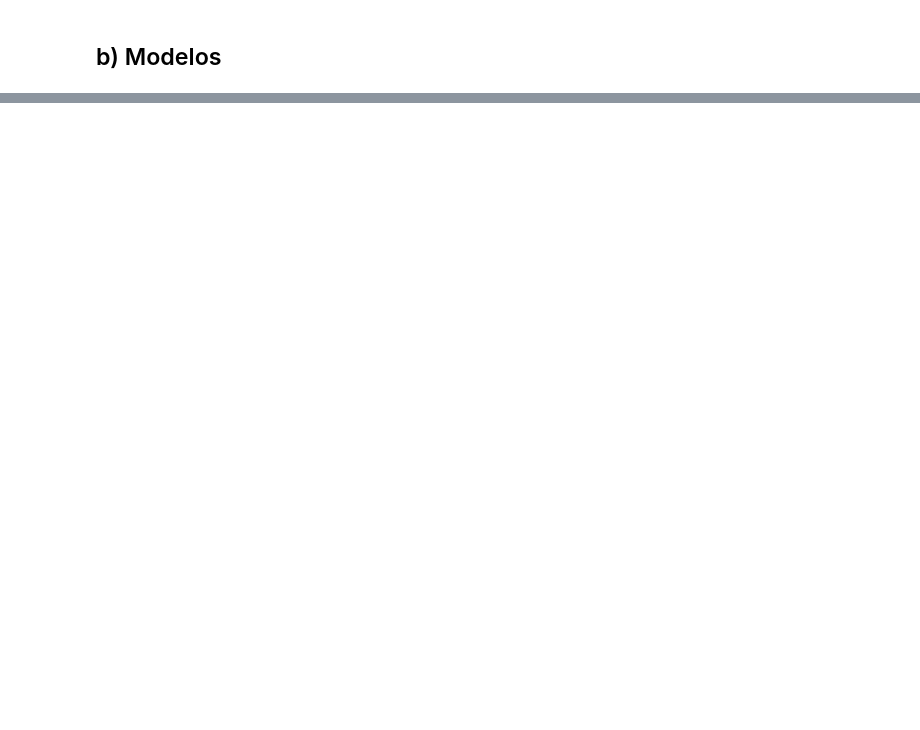
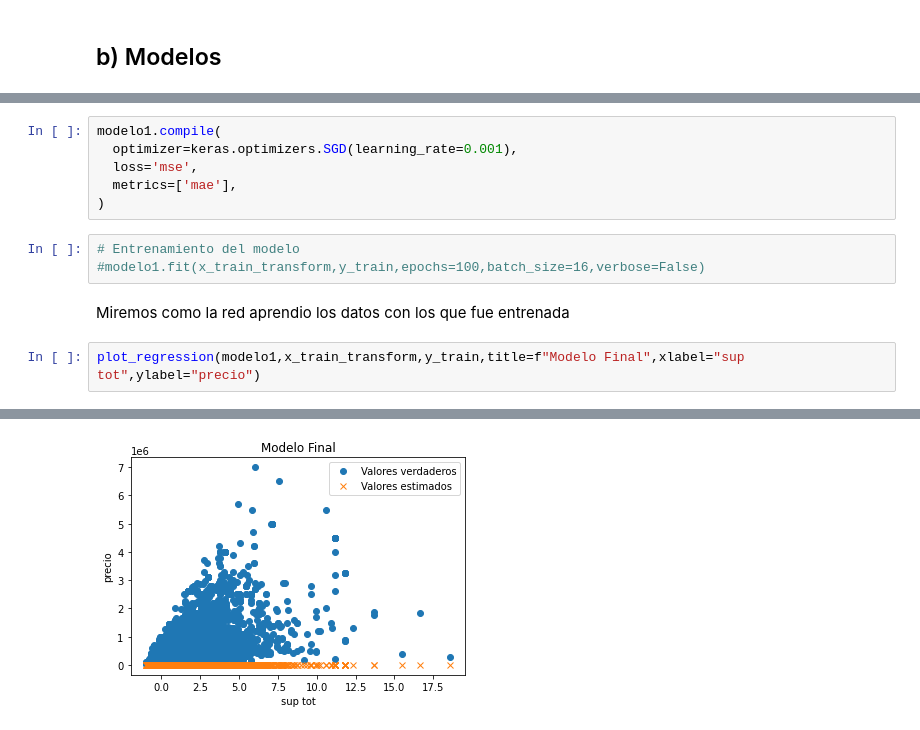
Before and after one commit to iankvdh/Organizacion-de-Datos-2C2022-GRUPO22, a Jupyter notebook: 7506R_TP2_GRUPO22_ENTREGA_N1.ipynb, the cells around one changed output, grey strips where cells are left out. Saved outputs shown, nothing was run; the diff lists cells and outputs as text; blank space fills up the shorter version.

```diff
--- a/7506R_TP2_GRUPO22_ENTREGA_N1.ipynb
+++ b/7506R_TP2_GRUPO22_ENTREGA_N1.ipynb
@@ -30,0 +140,14 @@ dataset=pd.read_csv('./Datasets/properati_argentina_2021.csv').copy()
+# %%
+modelo1.compile(
+  optimizer=keras.optimizers.SGD(learning_rate=0.001),
+  loss='mse',
+  metrics=['mae'],
+)
+# %%
+# Entrenamiento del modelo
+#modelo1.fit(x_train_transform,y_train,epochs=100,batch_size=16,verbose=False)
+# %% [markdown]
+Miremos como la red aprendio los datos con los que fue entrenada
+# %%
+plot_regression(modelo1,x_train_transform,y_train,title=f"Modelo Final",xlabel="sup tot",ylabel="precio")
+# %% [output]
@@ -30,0 +155 @@ dataset=pd.read_csv('./Datasets/properati_argentina_2021.csv').copy()
+[figure, added]
```
Also changed, not shown: parts of 40 cells of this notebook.
